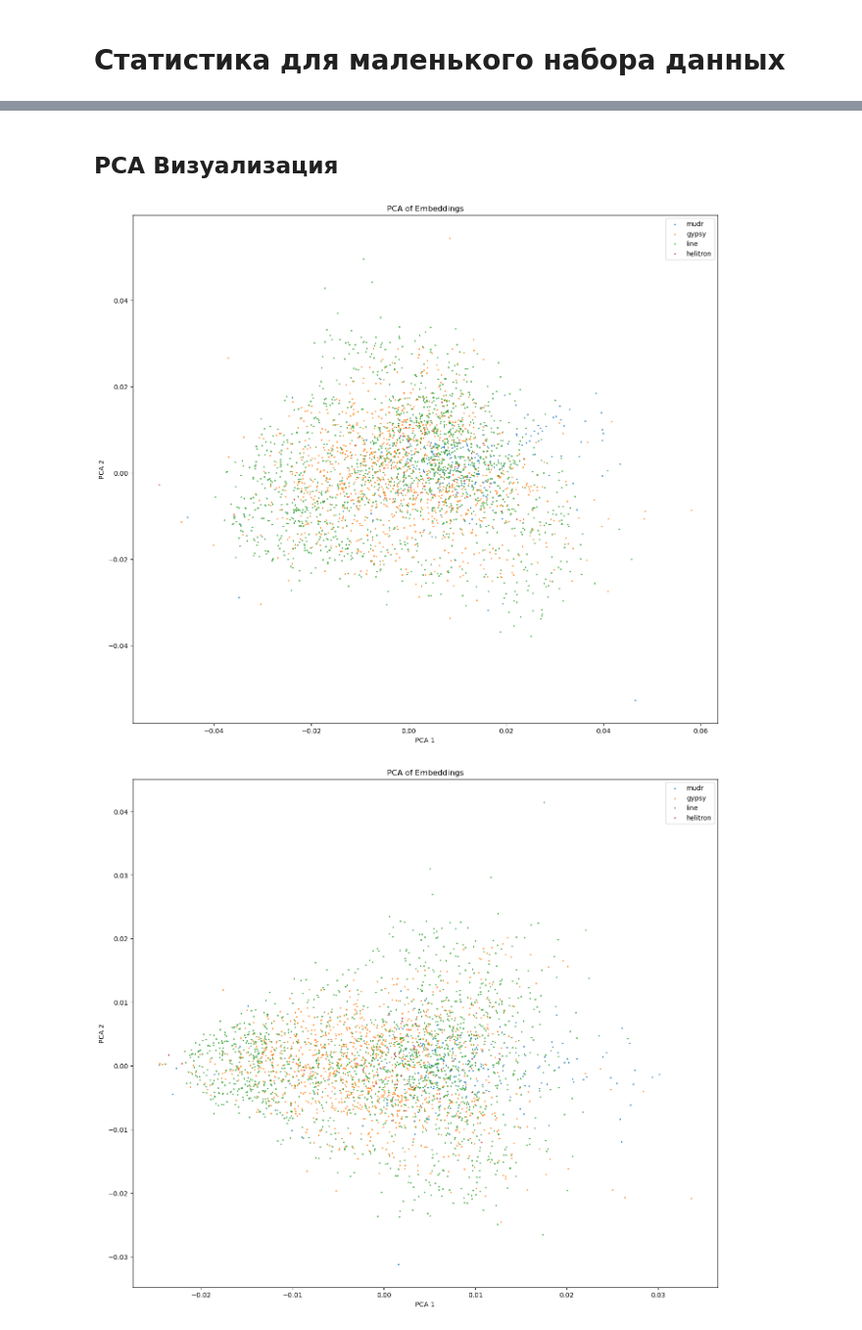
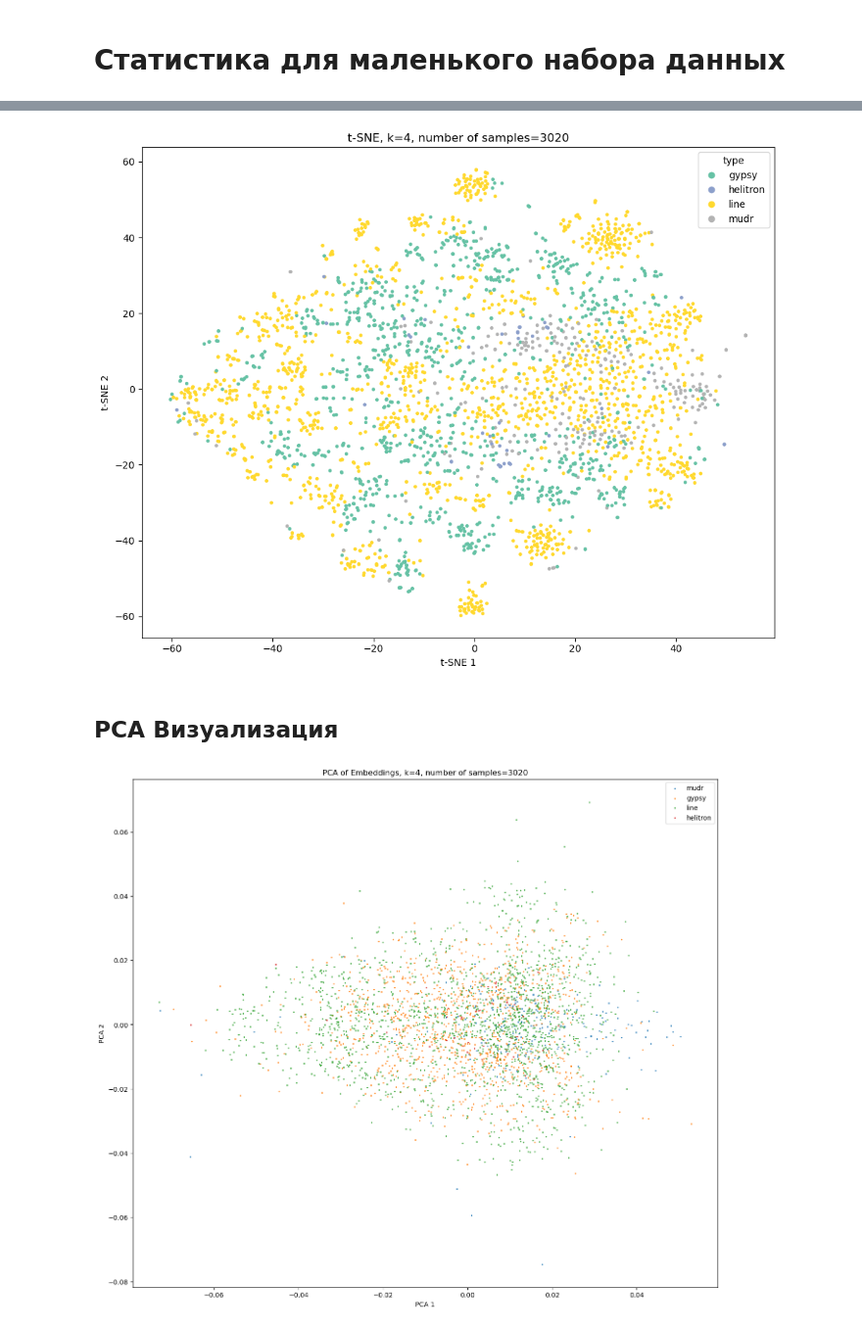
Before and after one commit to nad-igolki/mobiraph, a Jupyter notebook: n02_scripts/n03_data.ipynb, the cells around one changed output, grey strips where cells are left out. Shown at 98% size. Drawn from its saved outputs; the diff is of its cells as text; code cells hidden in the pictures.

```diff
--- a/n02_scripts/n03_data.ipynb
+++ b/n02_scripts/n03_data.ipynb
@@ -356,6 +267,7 @@ dataset_embeddings.head
 # %%
 df_info = pd.read_csv('/Users/nad/hse/semester07/mobiraph/n01_data/n06_insects_many/repbase_orf_type.txt', sep="\t")
 # %%
-ks = [4, 5, 6, 7]
+# ks = [4, 5, 6, 7]
+ks = [4]
 # %%
 for k in ks:
@@ -480,38 +349,61 @@ after filter: 100354
+# %%
+for k in ks:
+    path_to_dataset = os.path.join(config.DIR_KMER_DATASETS, f'{k}_{mode}_{seed}.csv')
+    dataset_load = pd.read_csv(path_to_dataset)
+    emb_cols = [c for c in dataset_load.columns if re.fullmatch(r"emb_\d+", c)]
+    X = dataset_load[emb_cols].to_numpy(dtype=float)
+    le = LabelEncoder()
+    y = le.fit_transform(dataset_load["type"])
+    Xs = StandardScaler().fit_transform(X)
+    tsne = TSNE(n_components=2, perplexity=30)
+    X_red = tsne.fit_transform(Xs)
+    plt.figure(figsize=(10, 8))
+
+    sc = plt.scatter(
+        X_red[:, 0],
+        X_red[:, 1],
+        c=y,
+        s=7,
+        cmap="Set2"
+    )
+
+    handles, _ = sc.legend_elements()
+    plt.legend(handles, le.classes_, title="type", loc="best")
+
+    plt.title(f"t-SNE, k={k}, number of samples={len(X_red)}")
+    plt.xlabel("t-SNE 1")
+    plt.ylabel("t-SNE 2")
+    plt.tight_layout()
+    plt.show()
+# %% [output]
+[figure, added]
 # %% [markdown]
 ## PCA Визуализация
 # %%
-mode = 0
-seed = 1
 for k in ks:
-    path_to_dataset = os.path.join(config.DIR_KMER_DATASETS, f'{k}_{mode}_{seed}_trimmed.csv')
+    path_to_dataset = os.path.join(config.DIR_KMER_DATASETS, f'{k}_{mode}_{seed}.csv')
     dataset_load = pd.read_csv(path_to_dataset)
     emb_cols = [c for c in dataset_load.columns if re.fullmatch(r"emb_\d+", c)]
-    mask_X = dataset_load[emb_cols].notna().all(axis=1)
-    mask_y = df_info["MainType"].notna()
-    common_idx = dataset_load.index[mask_X].intersection(df_info.index[mask_y])
-    X = dataset_load.loc[common_idx, emb_cols].to_numpy(dtype=float)
+    X = dataset_load[emb_cols].to_numpy(dtype=float)
 
     # PCA до 2 компонент
     pca = PCA(n_components=2)
     X_pca = pca.fit_transform(X)
 
     # Добавим координаты в DataFrame
     dataset_load["pca1"] = X_pca[:, 0]
     dataset_load["pca2"] = X_pca[:, 1]
 
     plt.figure(figsize=(16, 14))
 
-
     for t in dataset_load["type"].unique():
         subset = dataset_load[dataset_load["type"] == t]
-        subset = subset[subset["pca1"] < 0.2]
         plt.scatter(subset["pca1"], subset["pca2"], label=t, alpha=0.7, s=2)
 
     plt.xlabel("PCA 1")
     plt.ylabel("PCA 2")
-    plt.title("PCA of Embeddings")
+    plt.title(f"PCA of Embeddings, k={k}, number of samples={len(dataset_load)}")
     plt.legend()
     plt.show()
 # %% [output]
-[figure, old version]
+[figure, new version]
-[figure, removed]
```
Also changed, not shown: parts of 17 cells of this notebook, 4 other files.
